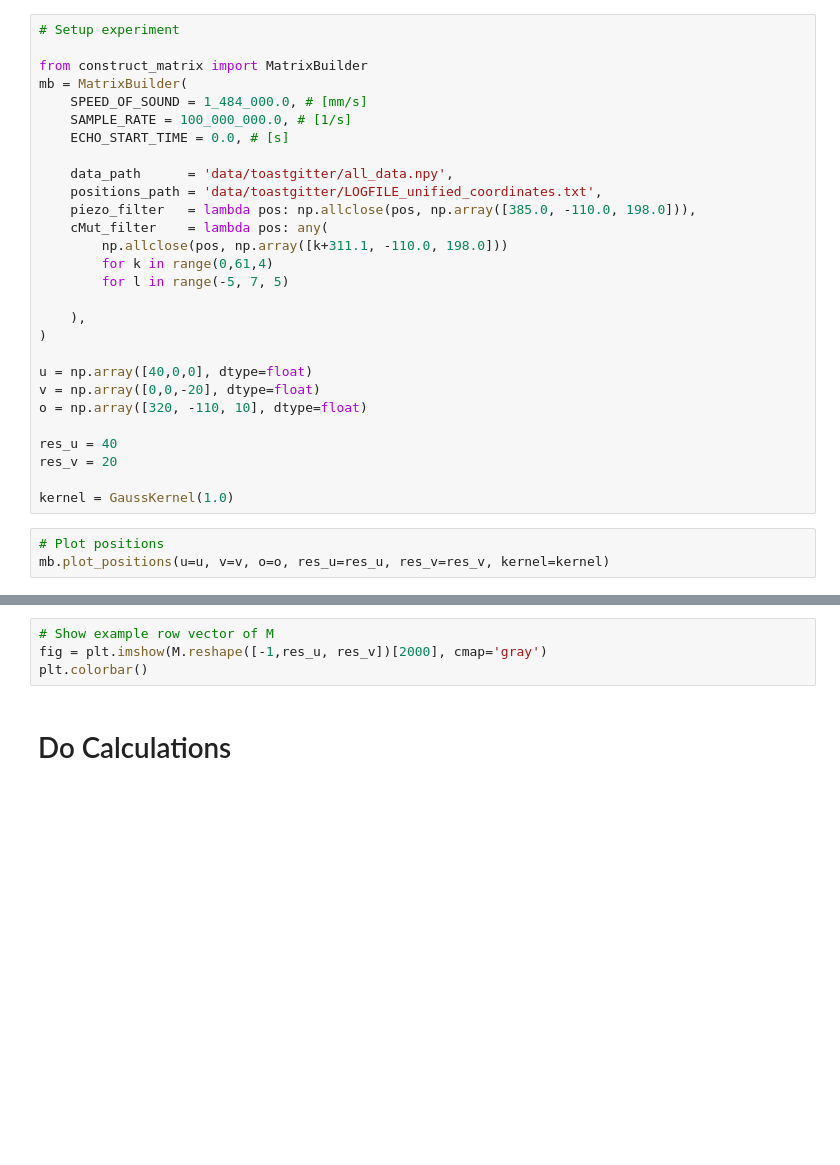
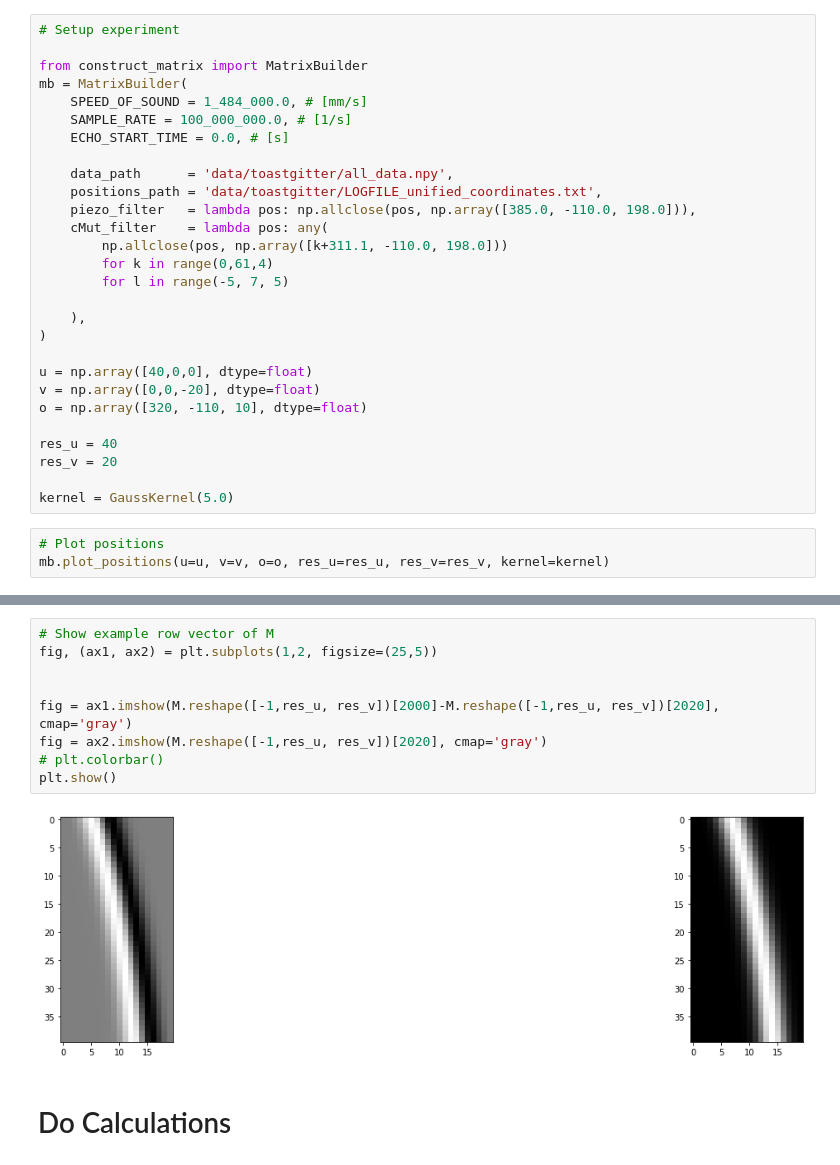
Before and after one commit to EdgarDorausch/HybridEcho-ImageReconstruction, a Jupyter notebook: toastgitter_data_presentation.ipynb, the cells around one changed output, grey strips where cells are left out. Drawn from its saved outputs; the diff is of its cells as text; blank space fills up the shorter version.

```diff
--- a/toastgitter_data_presentation.ipynb
+++ b/toastgitter_data_presentation.ipynb
@@ -60,7 +70,7 @@ o = np.array([320, -110, 10], dtype=float)
 res_u = 40
 res_v = 20
 
-kernel = GaussKernel(1.0)
+kernel = GaussKernel(5.0)
 # %%
 # Plot positions
 mb.plot_positions(u=u, v=v, o=o, res_u=res_u, res_v=res_v, kernel=kernel)
@@ -77,7 +91,14 @@ print(M.shape)
 # %%
 # Show example row vector of M
-fig = plt.imshow(M.reshape([-1,res_u, res_v])[2000], cmap='gray')
-plt.colorbar()
+fig, (ax1, ax2) = plt.subplots(1,2, figsize=(25,5))
+
+
+fig = ax1.imshow(M.reshape([-1,res_u, res_v])[2000]-M.reshape([-1,res_u, res_v])[2020], cmap='gray')
+fig = ax2.imshow(M.reshape([-1,res_u, res_v])[2020], cmap='gray')
+# plt.colorbar()
+plt.show()
+# %% [output]
+[figure, added]
 # %% [markdown]
 # Do Calculations
 # %%
```
Also changed, not shown: parts of 22 cells of this notebook, 1 other file.
